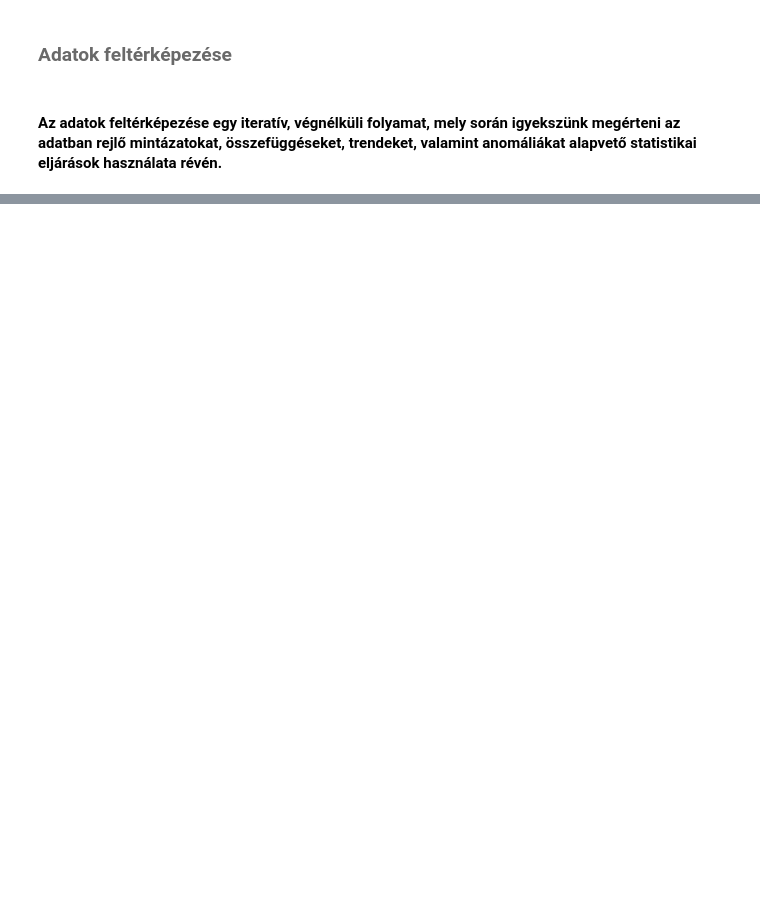
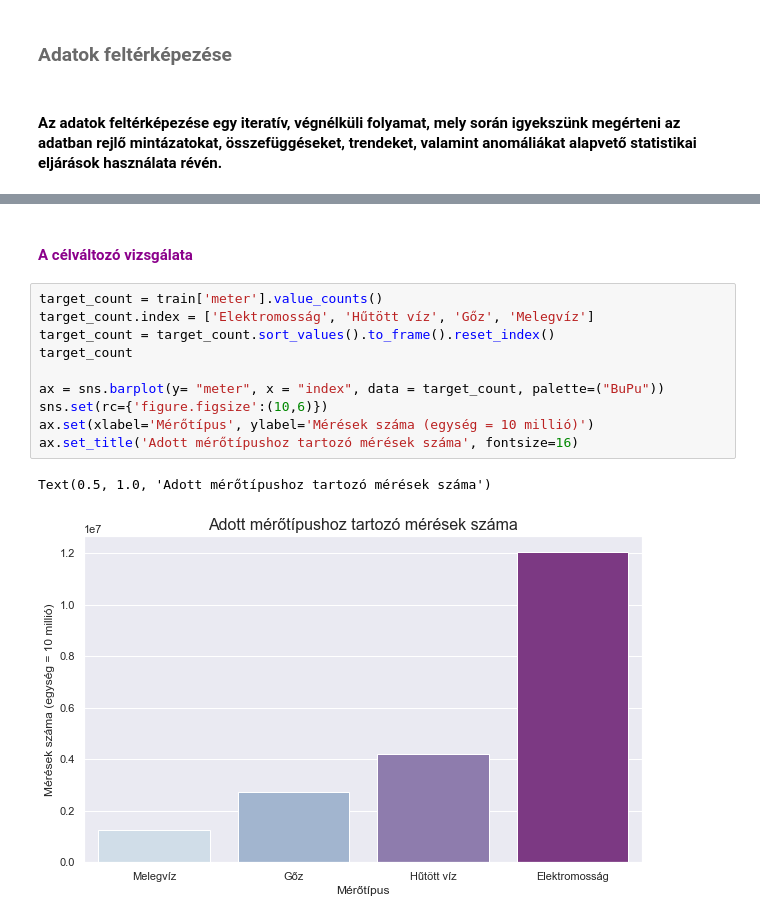
Before and after one commit to antropocen2019/project_ASHRAE, a Jupyter notebook: Code/Project_ASHRAE.ipynb, the cells around one changed output, grey strips where cells are left out. Cells and saved outputs as stored; diff of their text form; blank space fills up the shorter version.

Commit message:
Notebook_Update
Data exploration added with respect to NaN-s and Target variable

```diff
--- a/Code/Project_ASHRAE.ipynb
+++ b/Code/Project_ASHRAE.ipynb
@@ -376,0 +398,15 @@ display(test.iloc[:10,:])
+# %% [markdown]
+#### <span style="color:darkmagenta">A célváltozó vizsgálata</span>
+# %%
+target_count = train['meter'].value_counts()
+target_count.index = ['Elektromosság', 'Hűtött víz', 'Gőz', 'Melegvíz']
+target_count = target_count.sort_values().to_frame().reset_index()
+target_count
+
+ax = sns.barplot(y= "meter", x = "index", data = target_count, palette=("BuPu"))
+sns.set(rc={'figure.figsize':(10,6)})
+ax.set(xlabel='Mérőtípus', ylabel='Mérések száma (egység = 10 millió)')
+ax.set_title('Adott mérőtípushoz tartozó mérések száma', fontsize=16)
+# %% [output]
+Text(0.5, 1.0, 'Adott mérőtípushoz tartozó mérések száma')
+[figure, added]
```
Also changed, not shown: parts of 3 cells of this notebook, 2 other files.
